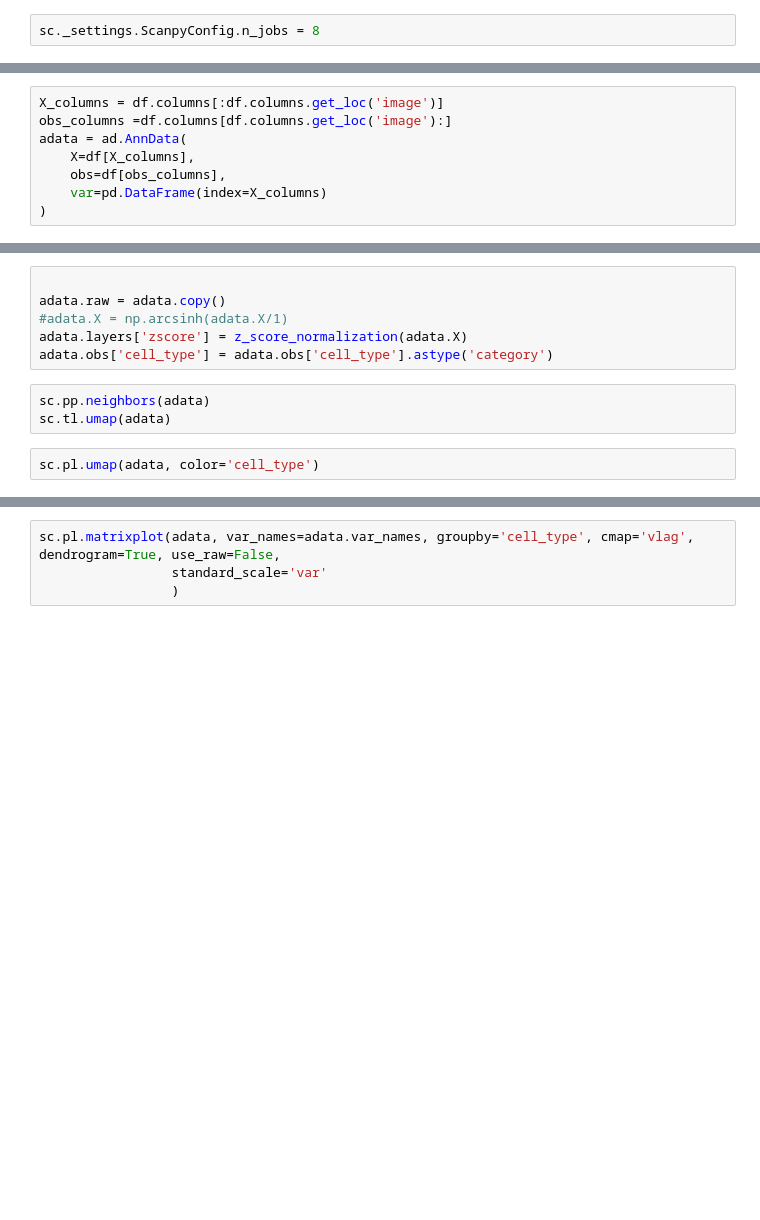
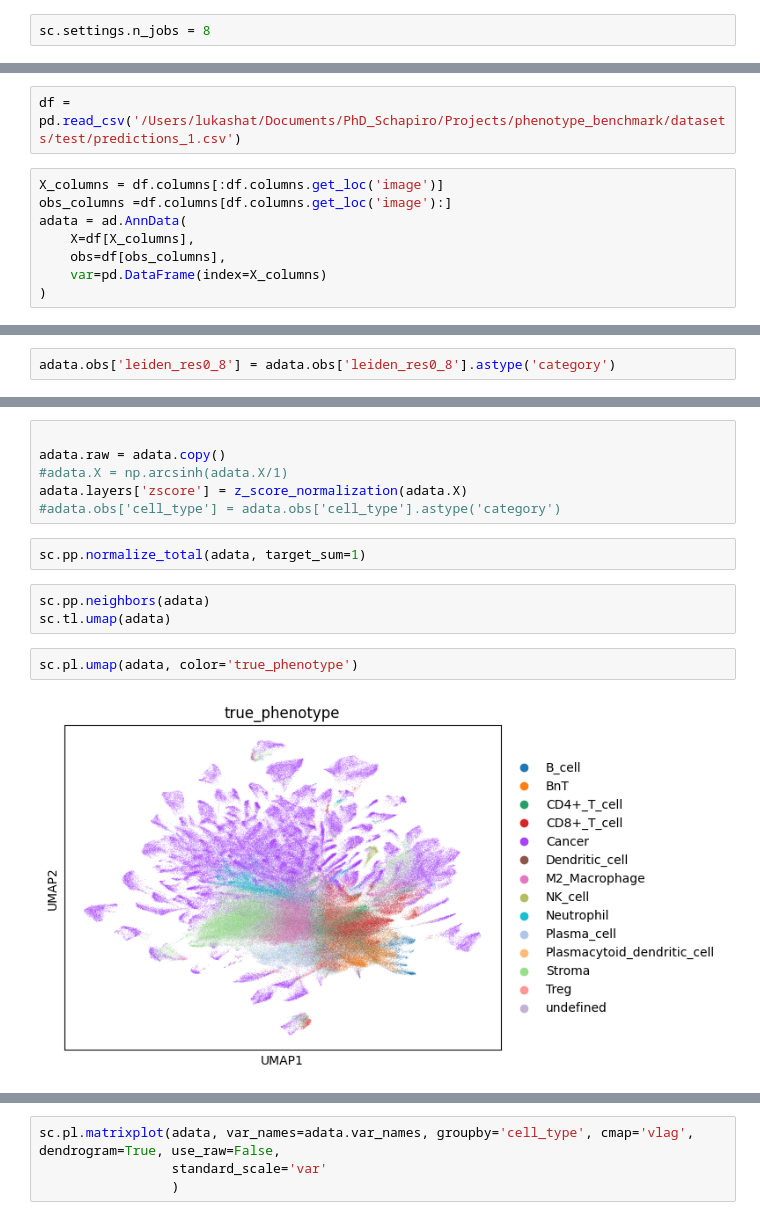
Before and after one commit to MargotCh/spCellEval, a Jupyter notebook: src/preprocessing/datasets/process_IMMUcan.ipynb, the cells around one changed output, grey strips where cells are left out. Drawn from its saved outputs; the diff is of its cells as text; blank space fills up the shorter version.

```diff
--- a/src/preprocessing/datasets/process_IMMUcan.ipynb
+++ b/src/preprocessing/datasets/process_IMMUcan.ipynb
@@ -8,5 +9,5 @@ import anndata as ad
 # %%
-sc._settings.ScanpyConfig.n_jobs = 8
+sc.settings.n_jobs = 8
 # %%
 def z_score_normalization(data):
     return (data - np.mean(data, axis=0)) / np.std(data, axis=0)
@@ -63,3 +80,5 @@ df[['image']].nunique()
+# %%
+df = pd.read_csv('/Users/lukashat/Documents/PhD_Schapiro/Projects/phenotype_benchmark/datasets/test/predictions_1.csv')
 # %%
 X_columns = df.columns[:df.columns.get_loc('image')]
 obs_columns =df.columns[df.columns.get_loc('image'):]
@@ -70,0 +121,2 @@ adata = ad.AnnData(
+# %%
+adata.obs['leiden_res0_8'] = adata.obs['leiden_res0_8'].astype('category')
@@ -73,10 +141,14 @@ adata = ad.AnnData(
 adata.raw = adata.copy()
 #adata.X = np.arcsinh(adata.X/1)
 adata.layers['zscore'] = z_score_normalization(adata.X)
-adata.obs['cell_type'] = adata.obs['cell_type'].astype('category')
+#adata.obs['cell_type'] = adata.obs['cell_type'].astype('category')
+# %%
+sc.pp.normalize_total(adata, target_sum=1)
 # %%
 sc.pp.neighbors(adata)
 sc.tl.umap(adata)
 # %%
-sc.pl.umap(adata, color='cell_type')
+sc.pl.umap(adata, color='true_phenotype')
+# %% [output]
+[figure, added]
 # %%
```
Also changed, not shown: parts of 8 cells of this notebook, 10 other files.
